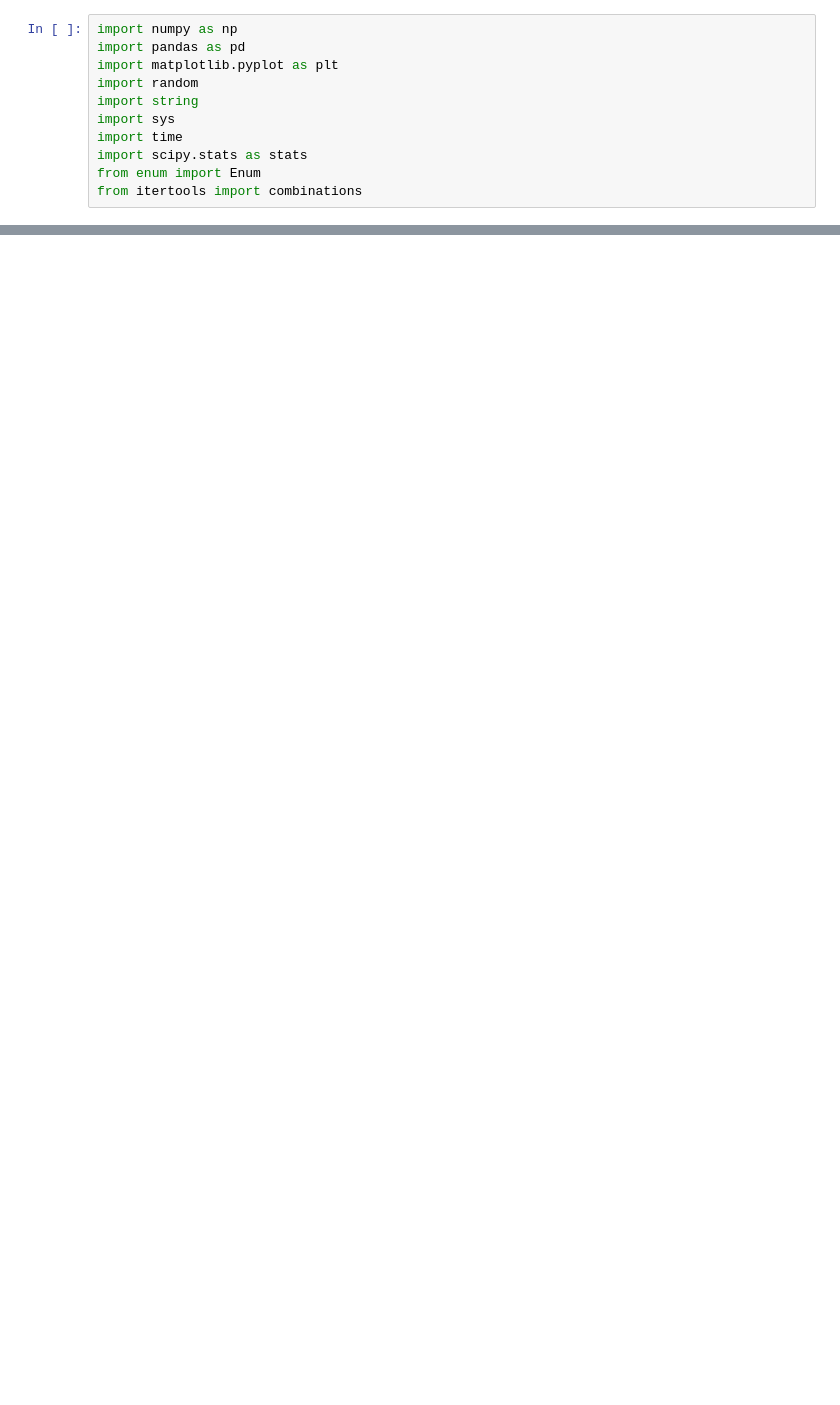
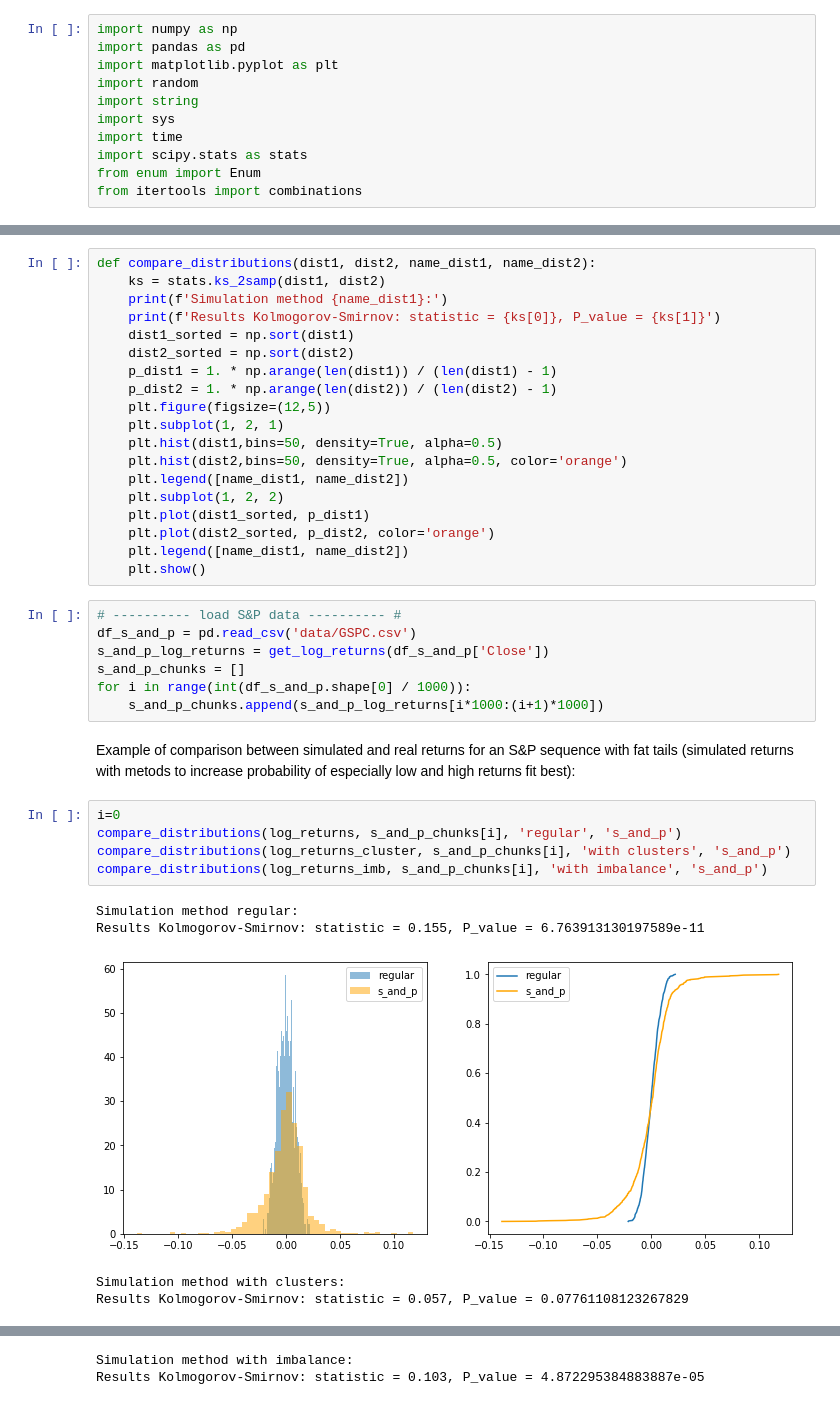
Before and after one commit to roman807/HU, a Jupyter notebook: CISC614_ComputerSimulation/Project/market_simulation.ipynb, the cells around one changed output, grey strips where cells are left out. Cells and saved outputs as stored; diff of their text form; blank space fills up the shorter version.

```diff
--- a/CISC614_ComputerSimulation/Project/market_simulation.ipynb
+++ b/CISC614_ComputerSimulation/Project/market_simulation.ipynb
@@ -285,0 +366,39 @@ plt.show()
+# %%
+def compare_distributions(dist1, dist2, name_dist1, name_dist2):
+    ks = stats.ks_2samp(dist1, dist2)
+    print(f'Simulation method {name_dist1}:')
+    print(f'Results Kolmogorov-Smirnov: statistic = {ks[0]}, P_value = {ks[1]}')
+    dist1_sorted = np.sort(dist1)
+    dist2_sorted = np.sort(dist2)
+    p_dist1 = 1. * np.arange(len(dist1)) / (len(dist1) - 1)
+    p_dist2 = 1. * np.arange(len(dist2)) / (len(dist2) - 1)
+    plt.figure(figsize=(12,5))
+    plt.subplot(1, 2, 1)
+    plt.hist(dist1,bins=50, density=True, alpha=0.5)
+    plt.hist(dist2,bins=50, density=True, alpha=0.5, color='orange')
+    plt.legend([name_dist1, name_dist2])
+    plt.subplot(1, 2, 2)
+    plt.plot(dist1_sorted, p_dist1)
+    plt.plot(dist2_sorted, p_dist2, color='orange')
+    plt.legend([name_dist1, name_dist2])
+    plt.show()
+# %%
+# ---------- load S&P data ---------- #
+df_s_and_p = pd.read_csv('data/GSPC.csv')
+s_and_p_log_returns = get_log_returns(df_s_and_p['Close'])
+s_and_p_chunks = []
+for i in range(int(df_s_and_p.shape[0] / 1000)):
+    s_and_p_chunks.append(s_and_p_log_returns[i*1000:(i+1)*1000])
+# %% [markdown]
+Example of comparison between simulated and real returns for an S&P sequence with fat tails (simulated returns with metods to increase probability of especially low and high returns fit best):
+# %%
+i=0
+compare_distributions(log_returns, s_and_p_chunks[i], 'regular', 's_and_p')
+compare_distributions(log_returns_cluster, s_and_p_chunks[i], 'with clusters', 's_and_p')
+compare_distributions(log_returns_imb, s_and_p_chunks[i], 'with imbalance', 's_and_p')
+# %% [output]
+Simulation method regular:
+Results Kolmogorov-Smirnov: statistic = 0.155, P_value = 6.763913130197589e-11
+[figure, added]
+Simulation method with clusters:
+Results Kolmogorov-Smirnov: statistic = 0.057, P_value = 0.07761108123267829
@@ -285,0 +406,2 @@ plt.show()
+Simulation method with imbalance:
+Results Kolmogorov-Smirnov: statistic = 0.103, P_value = 4.872295384883887e-05
```
Also changed, not shown: parts of 27 cells of this notebook, 1 other file.
